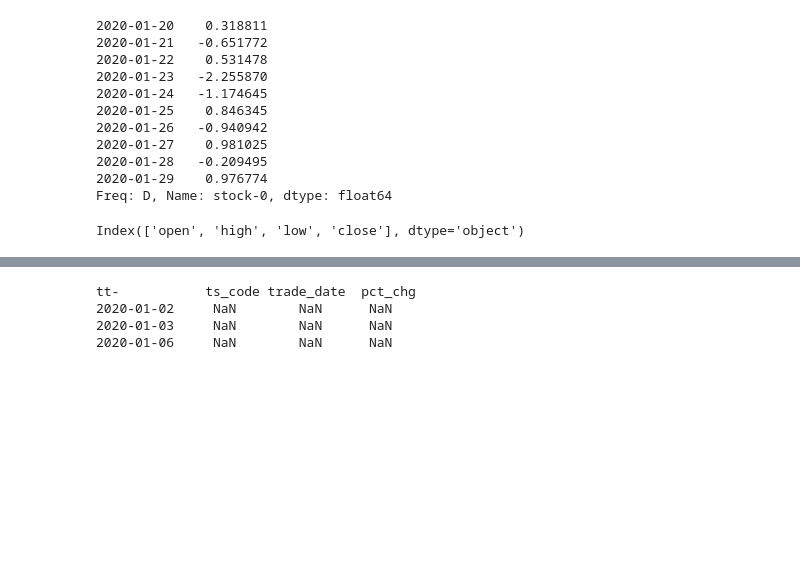
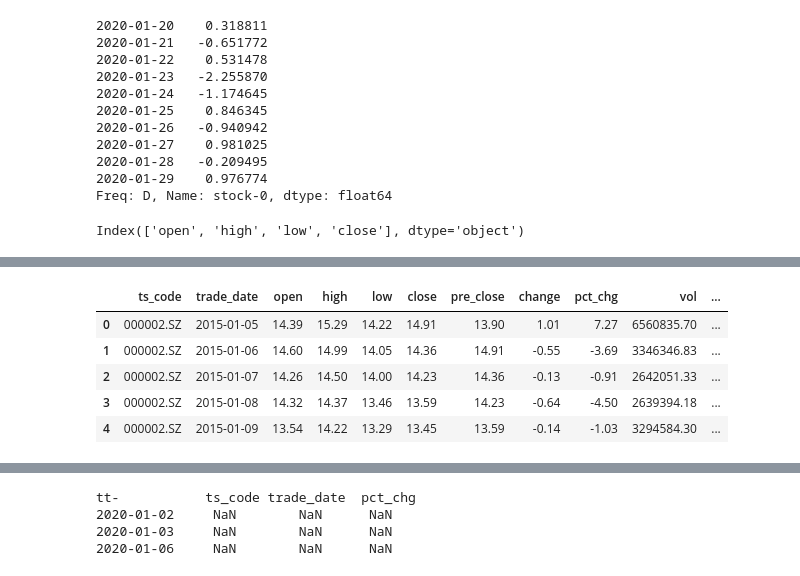
Before and after one commit to wd64759/quants, a Jupyter notebook: quants/trade_notes.ipynb, the cells around one changed output, grey strips where cells are left out. Saved outputs shown, nothing was run; the diff lists cells and outputs as text; code cells hidden in the pictures; blank space fills up the shorter version.

```diff
--- a/quants/trade_notes.ipynb
+++ b/quants/trade_notes.ipynb
@@ -417,0 +470,11 @@ array([<matplotlib.axes._subplots.AxesSubplot object at 0x...>,
+# %%
+# df_dt.loc['2015-01-05':'2015-01-08']
+# df_dt.describe()
+df.head()
+# %% [output]
+|  | ts_code | trade_date | open | high | low | close | pre_close | change | pct_chg | vol | ... |
+| 0 | 000002.SZ | 2015-01-05 | 14.39 | 15.29 | 14.22 | 14.91 | 13.90 | 1.01 | 7.27 | 6560835.70 | ... |
+| 1 | 000002.SZ | 2015-01-06 | 14.60 | 14.99 | 14.05 | 14.36 | 14.91 | -0.55 | -3.69 | 3346346.83 | ... |
+| 2 | 000002.SZ | 2015-01-07 | 14.26 | 14.50 | 14.00 | 14.23 | 14.36 | -0.13 | -0.91 | 2642051.33 | ... |
+| 3 | 000002.SZ | 2015-01-08 | 14.32 | 14.37 | 13.46 | 13.59 | 14.23 | -0.64 | -4.50 | 2639394.18 | ... |
+| 4 | 000002.SZ | 2015-01-09 | 13.54 | 14.22 | 13.29 | 13.45 | 13.59 | -0.14 | -1.03 | 3294584.30 | ... |
```
Also changed, not shown: parts of 9 cells of this notebook, 1 other file.
